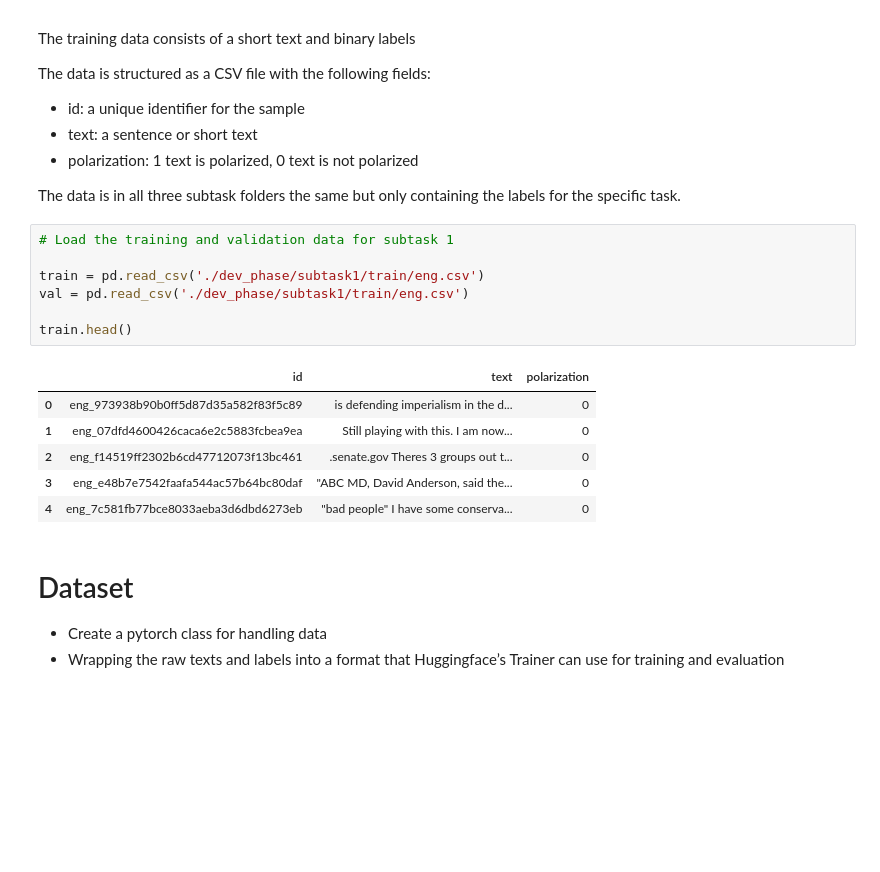
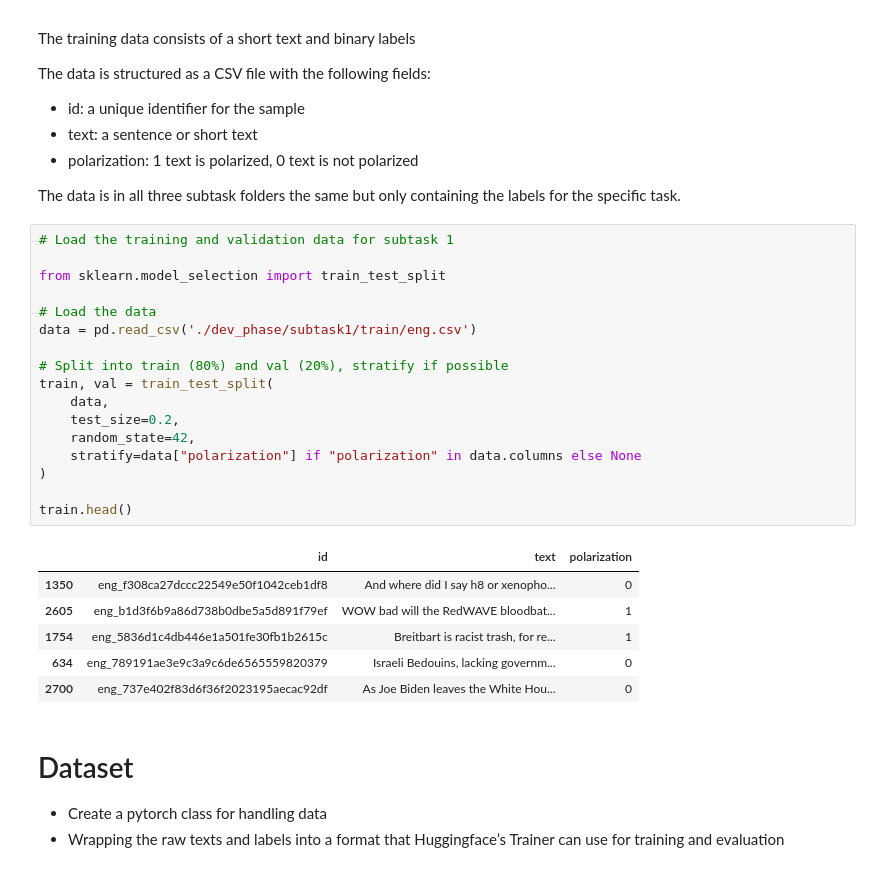
Before and after one commit to 0ssamaak0/SemEval-26-task9, a Jupyter notebook: starter.ipynb, the cells around one changed output. Cells and saved outputs as stored; diff of their text form; blank space fills up the shorter version.

```diff
--- a/starter.ipynb
+++ b/starter.ipynb
@@ -55,17 +52,27 @@ The data is in all three subtask folders the same but only containing the labels
 # %%
 # Load the training and validation data for subtask 1
 
-train = pd.read_csv('./dev_phase/subtask1/train/eng.csv')
-val = pd.read_csv('./dev_phase/subtask1/train/eng.csv')
+from sklearn.model_selection import train_test_split
+
+# Load the data
+data = pd.read_csv('./dev_phase/subtask1/train/eng.csv')
+
+# Split into train (80%) and val (20%), stratify if possible
+train, val = train_test_split(
+    data,
+    test_size=0.2,
+    random_state=42,
+    stratify=data["polarization"] if "polarization" in data.columns else None
+)
 
 train.head()
 # %% [output]
 |  | id | text | polarization |
-| 0 | eng_973938b90b0ff5d87d35a582f83f5c89 | is defending imperialism in the d... | 0 |
-| 1 | eng_07dfd4600426caca6e2c5883fcbea9ea | Still playing with this. I am now... | 0 |
-| 2 | eng_f14519ff2302b6cd47712073f13bc461 | .senate.gov Theres 3 groups out t... | 0 |
-| 3 | eng_e48b7e7542faafa544ac57b64bc80daf | "ABC MD, David Anderson, said the... | 0 |
-| 4 | eng_7c581fb77bce8033aeba3d6dbd6273eb | "bad people" I have some conserva... | 0 |
+| 1350 | eng_f308ca27dccc22549e50f1042ceb1df8 | And where did I say h8 or xenopho... | 0 |
+| 2605 | eng_b1d3f6b9a86d738b0dbe5a5d891f79ef | WOW bad will the RedWAVE bloodbat... | 1 |
+| 1754 | eng_5836d1c4db446e1a501fe30fb1b2615c | Breitbart is racist trash, for re... | 1 |
+| 634 | eng_789191ae3e9c3a9c6de6565559820379 | Israeli Bedouins, lacking governm... | 0 |
+| 2700 | eng_737e402f83d6f36f2023195aecac92df | As Joe Biden leaves the White Hou... | 0 |
 # %% [markdown]
 # Dataset
 -  Create a pytorch class for handling data
```
Also changed, not shown: parts of 20 cells of this notebook, 3 other files.
